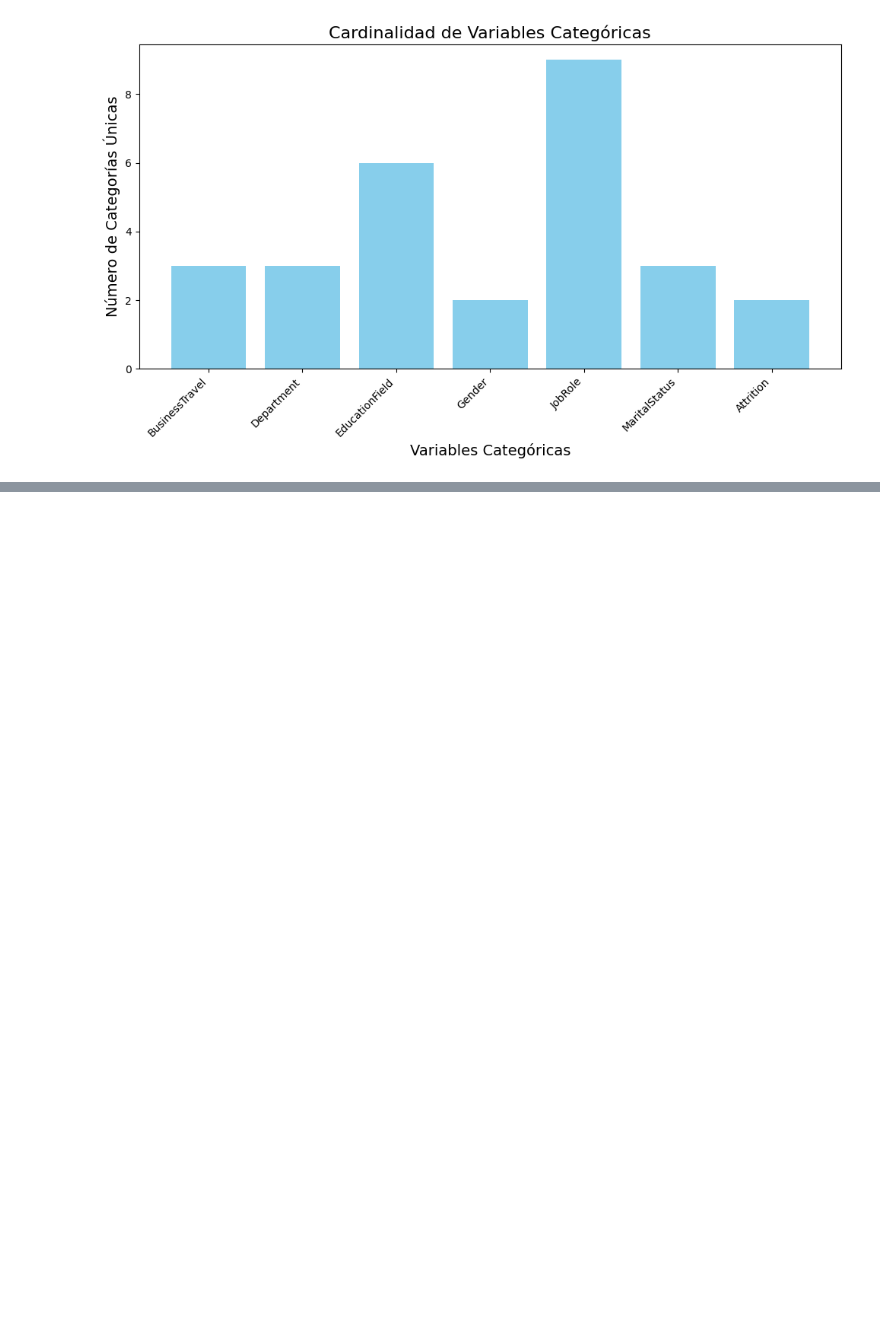
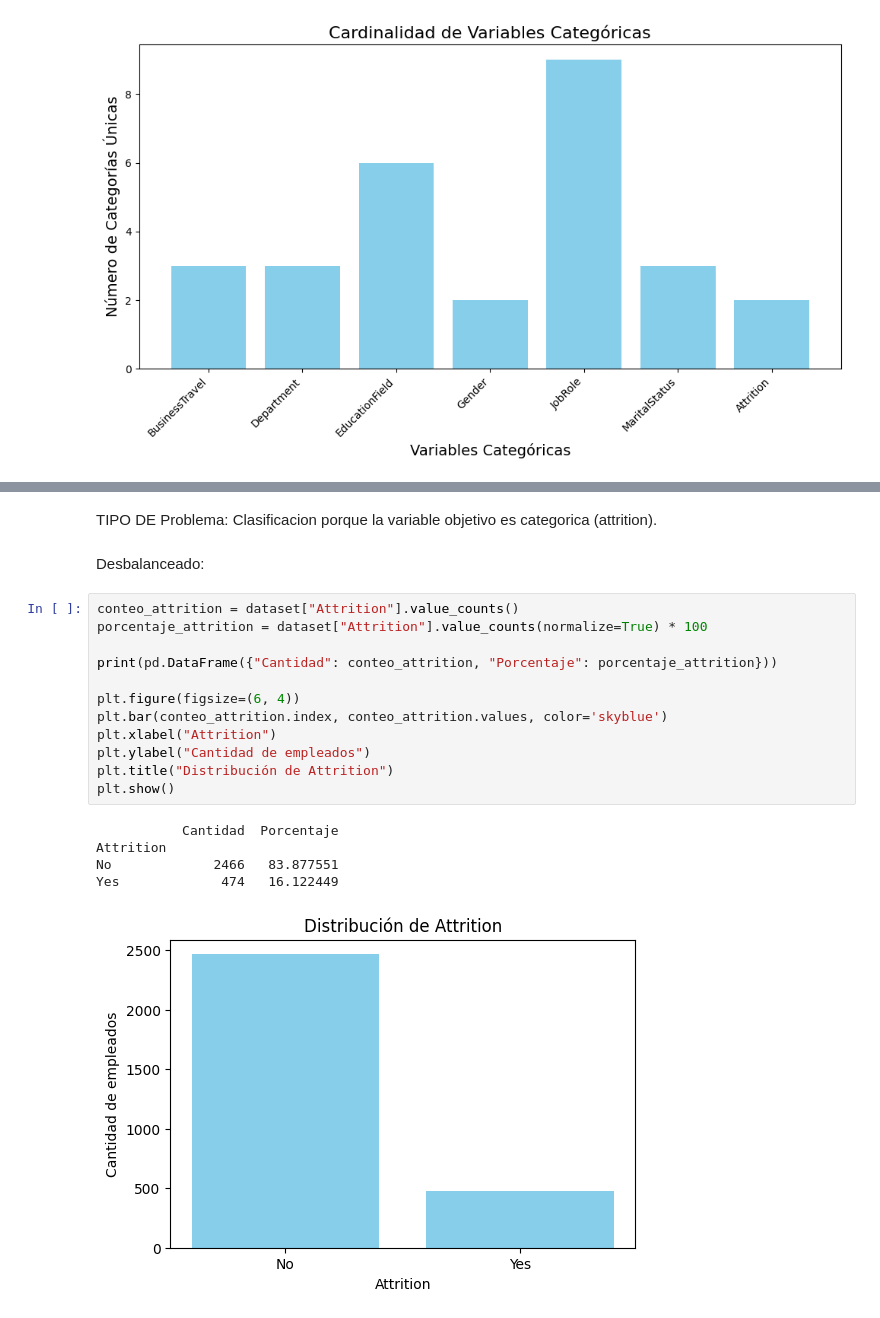
Before and after one commit to 100495699/Aprendizaje, a Jupyter notebook: Aprendizaje.ipynb, the cells around one changed output, grey strips where cells are left out. Cells and saved outputs as stored; diff of their text form; blank space fills up the shorter version.

```diff
--- a/Aprendizaje.ipynb
+++ b/Aprendizaje.ipynb
@@ -108,0 +128,22 @@ plt.show()
+# %% [markdown]
+TIPO DE Problema: Clasificacion porque la variable objetivo es categorica (attrition).
+# %% [markdown]
+Desbalanceado:
+# %%
+conteo_attrition = dataset["Attrition"].value_counts()
+porcentaje_attrition = dataset["Attrition"].value_counts(normalize=True) * 100
+
+print(pd.DataFrame({"Cantidad": conteo_attrition, "Porcentaje": porcentaje_attrition}))
+
+plt.figure(figsize=(6, 4))
+plt.bar(conteo_attrition.index, conteo_attrition.values, color='skyblue')
+plt.xlabel("Attrition")
+plt.ylabel("Cantidad de empleados")
+plt.title("Distribución de Attrition")
+plt.show()
+# %% [output]
+           Cantidad  Porcentaje
+Attrition
+No             2466   83.877551
+Yes             474   16.122449
+[figure, added]
```
Also changed, not shown: parts of 7 cells of this notebook.
